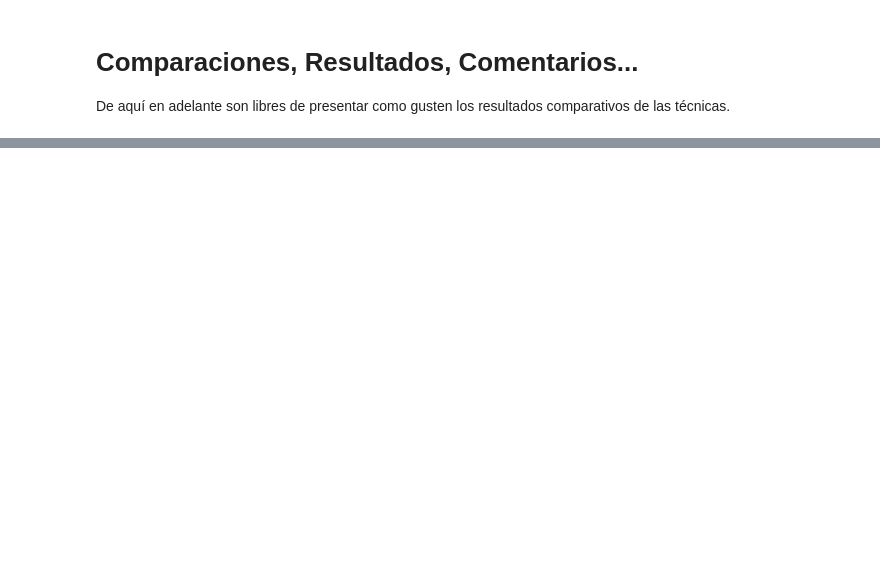
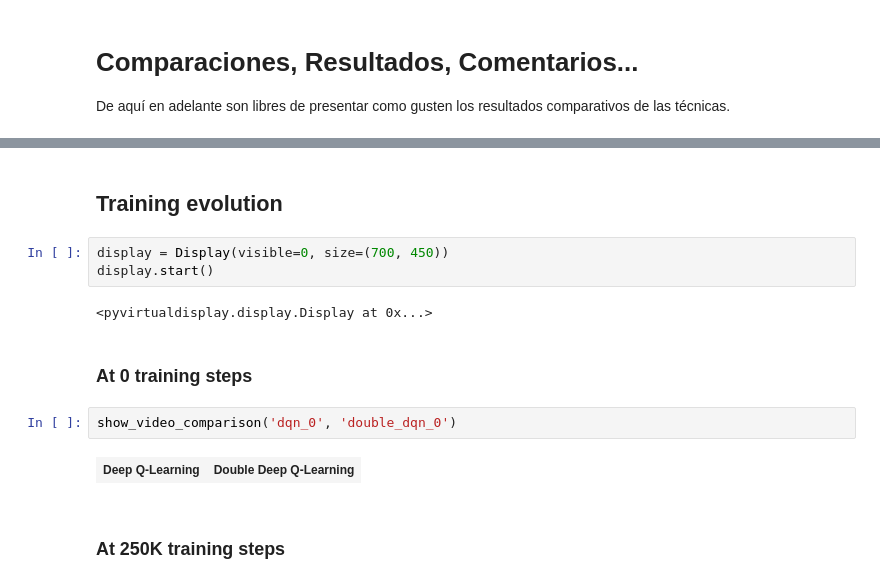
Before and after one commit to fededemo/ObligatorioTallerIA, a Jupyter notebook: Obligatorio_2022_Letra.ipynb, the cells around one changed output, grey strips where cells are left out. Cells and saved outputs as stored; diff of their text form; blank space fills up the shorter version.

Commit message:
- added latest weights - added videos - added videos to notebook

```diff
--- a/Obligatorio_2022_Letra.ipynb
+++ b/Obligatorio_2022_Letra.ipynb
@@ -429,0 +520,16 @@ plt.show()
+# %% [markdown]
+## Training evolution
+# %%
+display = Display(visible=0, size=(700, 450))
+display.start()
+# %% [output]
+<pyvirtualdisplay.display.Display at 0x...>
+# %% [markdown]
+### At 0 training steps
+# %%
+show_video_comparison('dqn_0', 'double_dqn_0')
+# %% [output]
+| Deep Q-Learning | Double Deep Q-Learning |
+|  |  |
+# %% [markdown]
+### At 250K training steps
```
Also changed, not shown: parts of 34 cells of this notebook, 6 other files.
